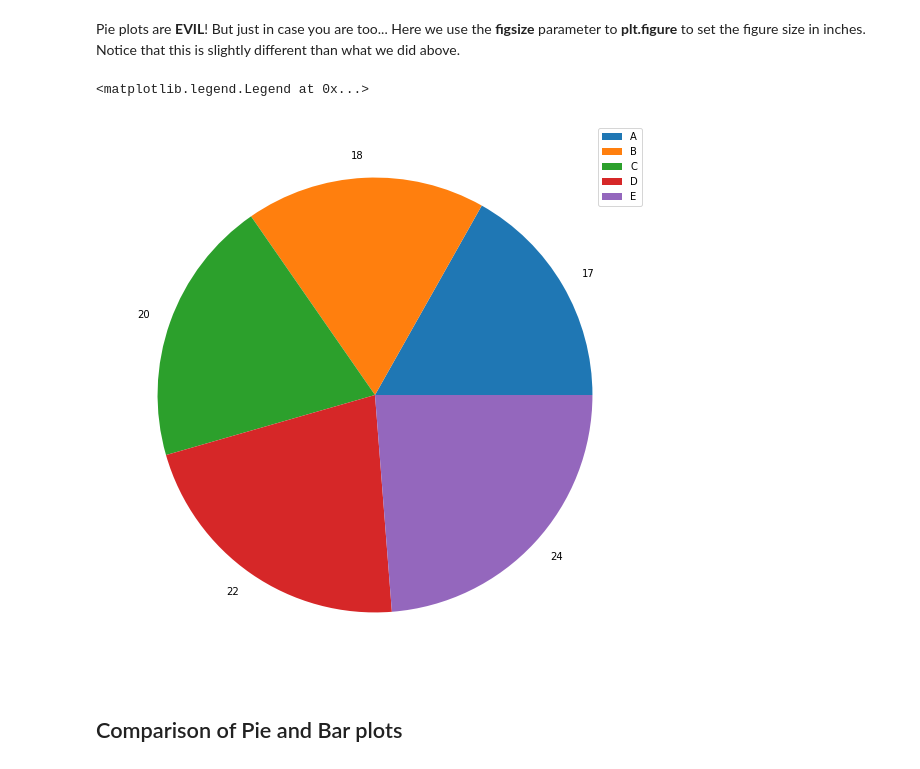
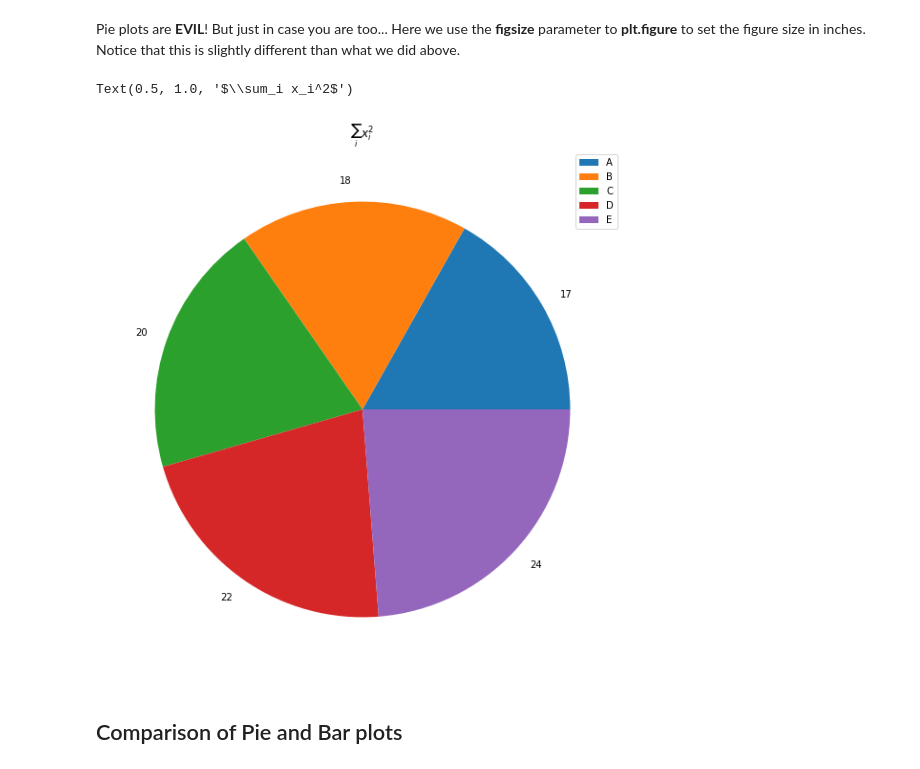
Before and after one commit to DataForScience/DataViz, a Jupyter notebook: 1. Matplotlib.ipynb, the cells around one changed output. Saved outputs shown, nothing was run; the diff lists cells and outputs as text; code cells hidden in the pictures.

```diff
--- a/1. Matplotlib.ipynb
+++ b/1. Matplotlib.ipynb
@@ -193,14 +194,15 @@ Pie plots are **EVIL**! But just in case you are too... Here we use the **figsiz
 # %%
 data = [17, 18, 20, 22, 24]
 
-fig = plt.figure(figsize=(10,10))
+fig = plt.figure(figsize=(10, 10))
 ax = plt.gca()
 
 ax.pie(data, labels=data)
 ax.legend(["A", "B", "C", "D", "E"])
+ax.set_title(r'$\sum_i x_i^2$')
 # %% [output]
-<matplotlib.legend.Legend at 0x...>
+Text(0.5, 1.0, '$\\sum_i x_i^2$')
-[figure, old version]
+[figure, new version]
 # %% [markdown]
 ## Comparison of Pie and Bar plots
 # %% [markdown]
```
Also changed, not shown: parts of 10 cells of this notebook, 3 other files.
